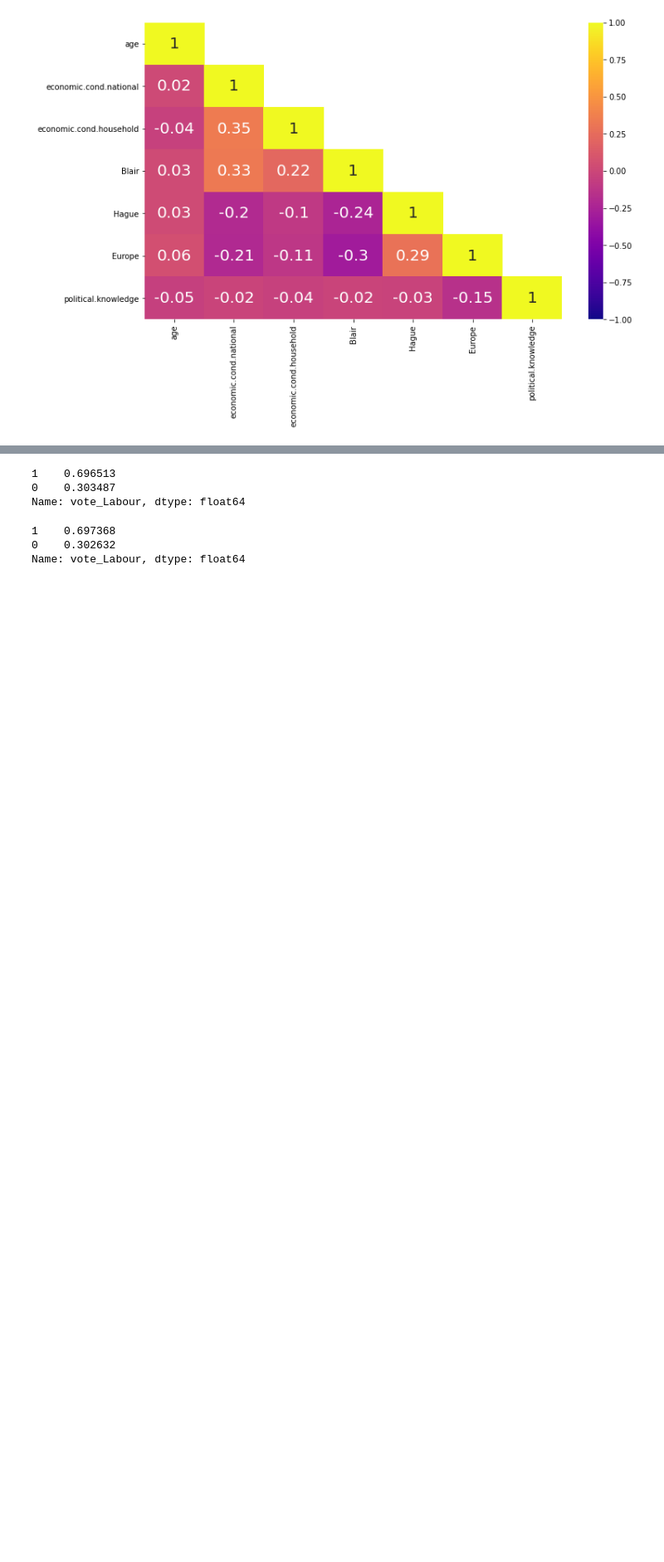
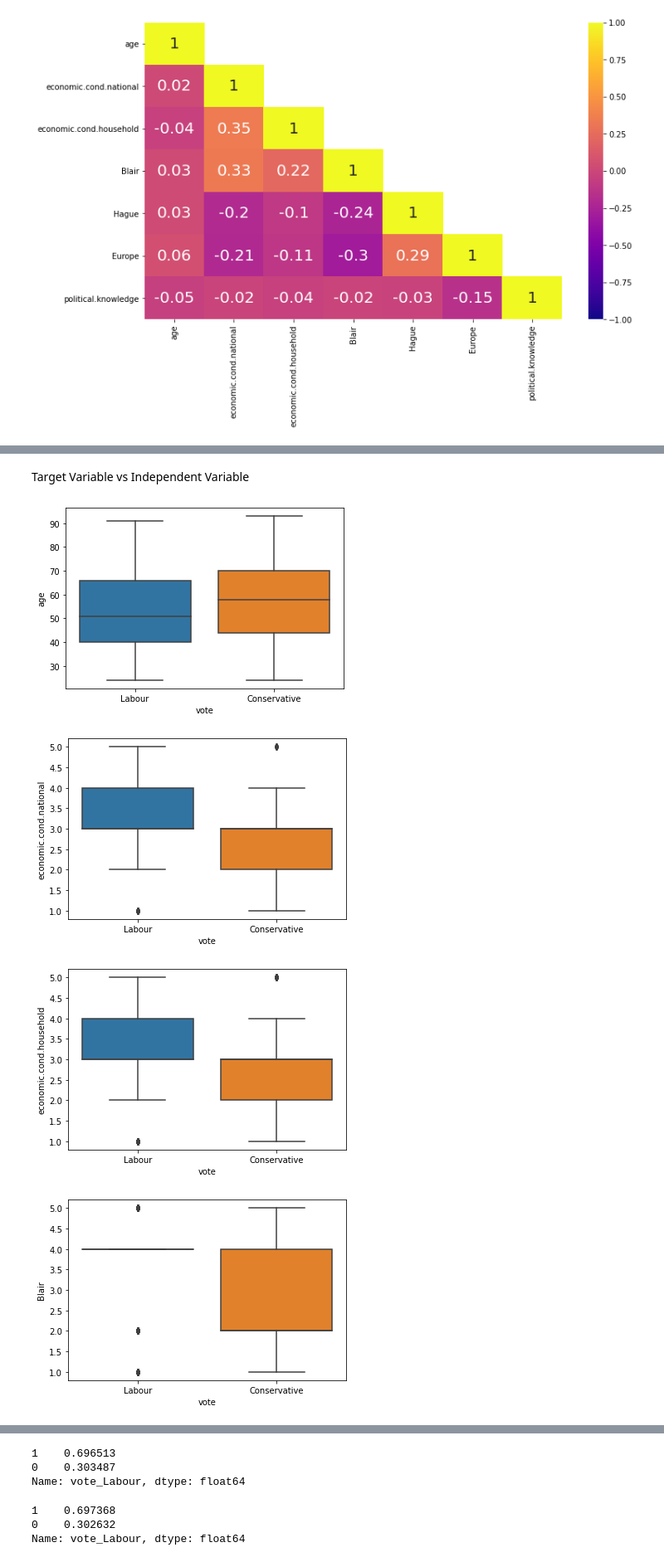
Before and after one commit to sainadh6414/datascience, a Jupyter notebook: _6_machine_learning/project/Notebook.ipynb, the cells around one changed output, grey strips where cells are left out. Shown at 83% size. Drawn from its saved outputs; the diff is of its cells as text; code cells hidden in the pictures; blank space fills up the shorter version.

```diff
--- a/_6_machine_learning/project/Notebook.ipynb
+++ b/_6_machine_learning/project/Notebook.ipynb
@@ -239,0 +248,11 @@ plt.show()
+# %% [markdown]
+Target Variable vs Independent Variable
+# %%
+for col in cols:
+    sns.boxplot(data=df, x='vote', y=col)
+    plt.show()
+# %% [output]
+[figure, added]
+[figure, added]
+[figure, added]
+[figure, added]
```
Also changed, not shown: parts of 81 cells of this notebook, 4 other files.
